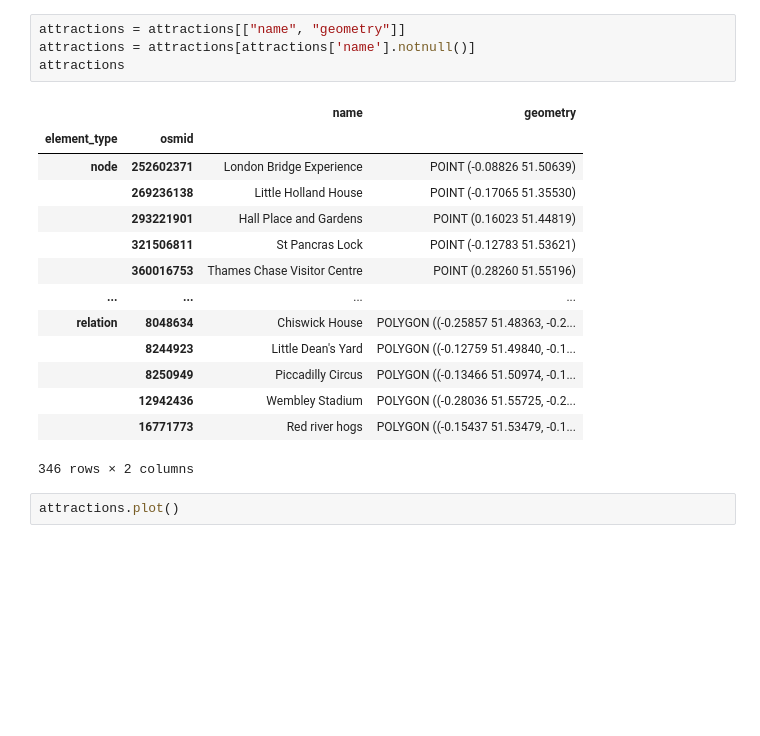
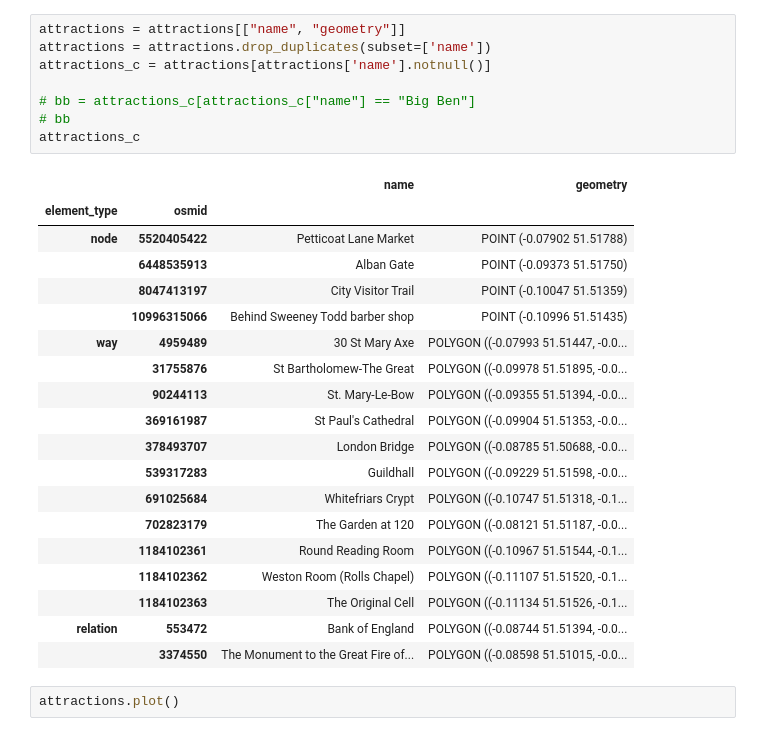
Before and after one commit to Felioxx/Mobile-ity-Scope, a Jupyter notebook: first_steps_python/get_osm_data.ipynb, the cells around one changed output. Saved outputs shown, nothing was run; the diff lists cells and outputs as text; blank space fills up the shorter version.

```diff
--- a/first_steps_python/get_osm_data.ipynb
+++ b/first_steps_python/get_osm_data.ipynb
@@ -30,22 +47,31 @@ print(attractions.columns.tolist())
 # %%
 attractions = attractions[["name", "geometry"]]
-attractions = attractions[attractions['name'].notnull()]
-attractions
+attractions = attractions.drop_duplicates(subset=['name'])
+attractions_c = attractions[attractions['name'].notnull()]
+
+# bb = attractions_c[attractions_c["name"] == "Big Ben"]
+# bb
+attractions_c
 # %% [output]
 |  |  | name | geometry |
 | element_type | osmid |  |  |
-| node | 252602371 | London Bridge Experience | POINT (-0.08826 51.50639) |
-|  | 269236138 | Little Holland House | POINT (-0.17065 51.35530) |
-|  | 293221901 | Hall Place and Gardens | POINT (0.16023 51.44819) |
-|  | 321506811 | St Pancras Lock | POINT (-0.12783 51.53621) |
-|  | 360016753 | Thames Chase Visitor Centre | POINT (0.28260 51.55196) |
-| ... | ... | ... | ... |
-| relation | 8048634 | Chiswick House | POLYGON ((-0.25857 51.48363, -0.2... |
-|  | 8244923 | Little Dean's Yard | POLYGON ((-0.12759 51.49840, -0.1... |
-|  | 8250949 | Piccadilly Circus | POLYGON ((-0.13466 51.50974, -0.1... |
-|  | 12942436 | Wembley Stadium | POLYGON ((-0.28036 51.55725, -0.2... |
-|  | 16771773 | Red river hogs | POLYGON ((-0.15437 51.53479, -0.1... |
+| node | 5520405422 | Petticoat Lane Market | POINT (-0.07902 51.51788) |
+|  | 6448535913 | Alban Gate | POINT (-0.09373 51.51750) |
+|  | 8047413197 | City Visitor Trail | POINT (-0.10047 51.51359) |
+|  | 10996315066 | Behind Sweeney Todd barber shop | POINT (-0.10996 51.51435) |
+| way | 4959489 | 30 St Mary Axe | POLYGON ((-0.07993 51.51447, -0.0... |
+|  | 31755876 | St Bartholomew-The Great | POLYGON ((-0.09978 51.51895, -0.0... |
+|  | 90244113 | St. Mary-Le-Bow | POLYGON ((-0.09355 51.51394, -0.0... |
+|  | 369161987 | St Paul's Cathedral | POLYGON ((-0.09904 51.51353, -0.0... |
+|  | 378493707 | London Bridge | POLYGON ((-0.08785 51.50688, -0.0... |
+|  | 539317283 | Guildhall | POLYGON ((-0.09229 51.51598, -0.0... |
+|  | 691025684 | Whitefriars Crypt | POLYGON ((-0.10747 51.51318, -0.1... |
+|  | 702823179 | The Garden at 120 | POLYGON ((-0.08121 51.51187, -0.0... |
+|  | 1184102361 | Round Reading Room | POLYGON ((-0.10967 51.51544, -0.1... |
+|  | 1184102362 | Weston Room (Rolls Chapel) | POLYGON ((-0.11107 51.51520, -0.1... |
+|  | 1184102363 | The Original Cell | POLYGON ((-0.11134 51.51526, -0.1... |
+| relation | 553472 | Bank of England | POLYGON ((-0.08744 51.51394, -0.0... |
+|  | 3374550 | The Monument to the Great Fire of... | POLYGON ((-0.08598 51.51015, -0.0... |
-346 rows × 2 columns
 # %%
 attractions.plot()
 # %% [output]
```
Also changed, not shown: parts of 4 cells of this notebook.
